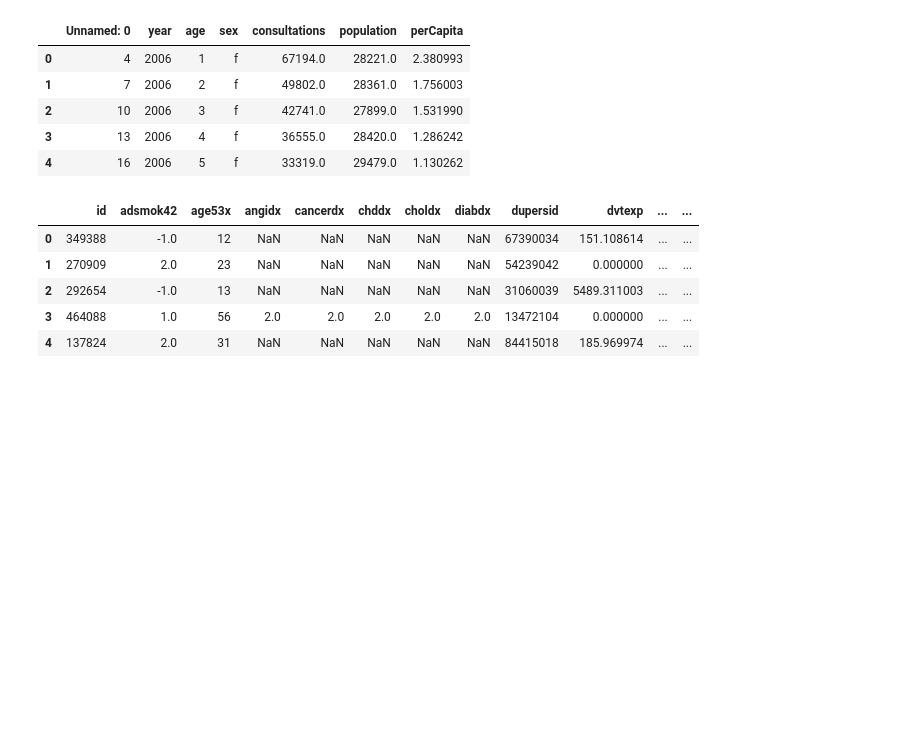
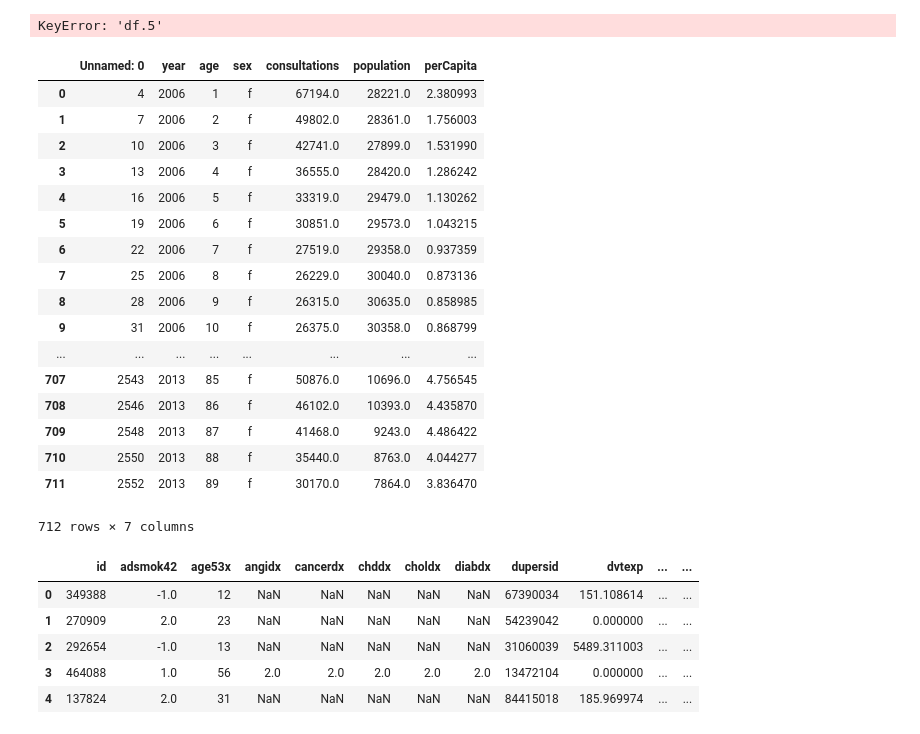
Before and after one commit to marikristoffersen/Exam_19, a Jupyter notebook: Oppgave1/Oppgave 1.ipynb, the cells around one changed output. Saved outputs shown, nothing was run; the diff lists cells and outputs as text; code cells hidden in the pictures; blank space fills up the shorter version.

```diff
--- a/Oppgave1/Oppgave 1.ipynb
+++ b/Oppgave1/Oppgave 1.ipynb
@@ -3,2 +5,5 @@ import pandas as pd
 # %%
 df = pd.read_csv('femaleVisitsToPhysician.csv')
+# %%
+df['visits']=df.consultations
+df.head()
@@ -4,0 +28,4 @@ df = pd.read_csv('femaleVisitsToPhysician.csv')
+# %%
+df.groupby([df['df.5']]),['perCapita'].mean().plot();
+# %% [output]
+KeyError: 'df.5'
@@ -5,12 +35,24 @@ df = pd.read_csv('femaleVisitsToPhysician.csv')
 # %%
-df.head()
+df
 # %% [output]
 |  | Unnamed: 0 | year | age | sex | consultations | population | perCapita |
 | 0 | 4 | 2006 | 1 | f | 67194.0 | 28221.0 | 2.380993 |
 | 1 | 7 | 2006 | 2 | f | 49802.0 | 28361.0 | 1.756003 |
 | 2 | 10 | 2006 | 3 | f | 42741.0 | 27899.0 | 1.531990 |
 | 3 | 13 | 2006 | 4 | f | 36555.0 | 28420.0 | 1.286242 |
 | 4 | 16 | 2006 | 5 | f | 33319.0 | 29479.0 | 1.130262 |
+| 5 | 19 | 2006 | 6 | f | 30851.0 | 29573.0 | 1.043215 |
+| 6 | 22 | 2006 | 7 | f | 27519.0 | 29358.0 | 0.937359 |
+| 7 | 25 | 2006 | 8 | f | 26229.0 | 30040.0 | 0.873136 |
+| 8 | 28 | 2006 | 9 | f | 26315.0 | 30635.0 | 0.858985 |
+| 9 | 31 | 2006 | 10 | f | 26375.0 | 30358.0 | 0.868799 |
+| ... | ... | ... | ... | ... | ... | ... | ... |
+| 707 | 2543 | 2013 | 85 | f | 50876.0 | 10696.0 | 4.756545 |
+| 708 | 2546 | 2013 | 86 | f | 46102.0 | 10393.0 | 4.435870 |
+| 709 | 2548 | 2013 | 87 | f | 41468.0 | 9243.0 | 4.486422 |
+| 710 | 2550 | 2013 | 88 | f | 35440.0 | 8763.0 | 4.044277 |
+| 711 | 2552 | 2013 | 89 | f | 30170.0 | 7864.0 | 3.836470 |
+712 rows × 7 columns
 # %%
 df2 = pd.read_excel('studmepsinsurance-2.xls')
 # %%
```
Also changed, not shown: parts of 10 cells of this notebook, 3 other files.
